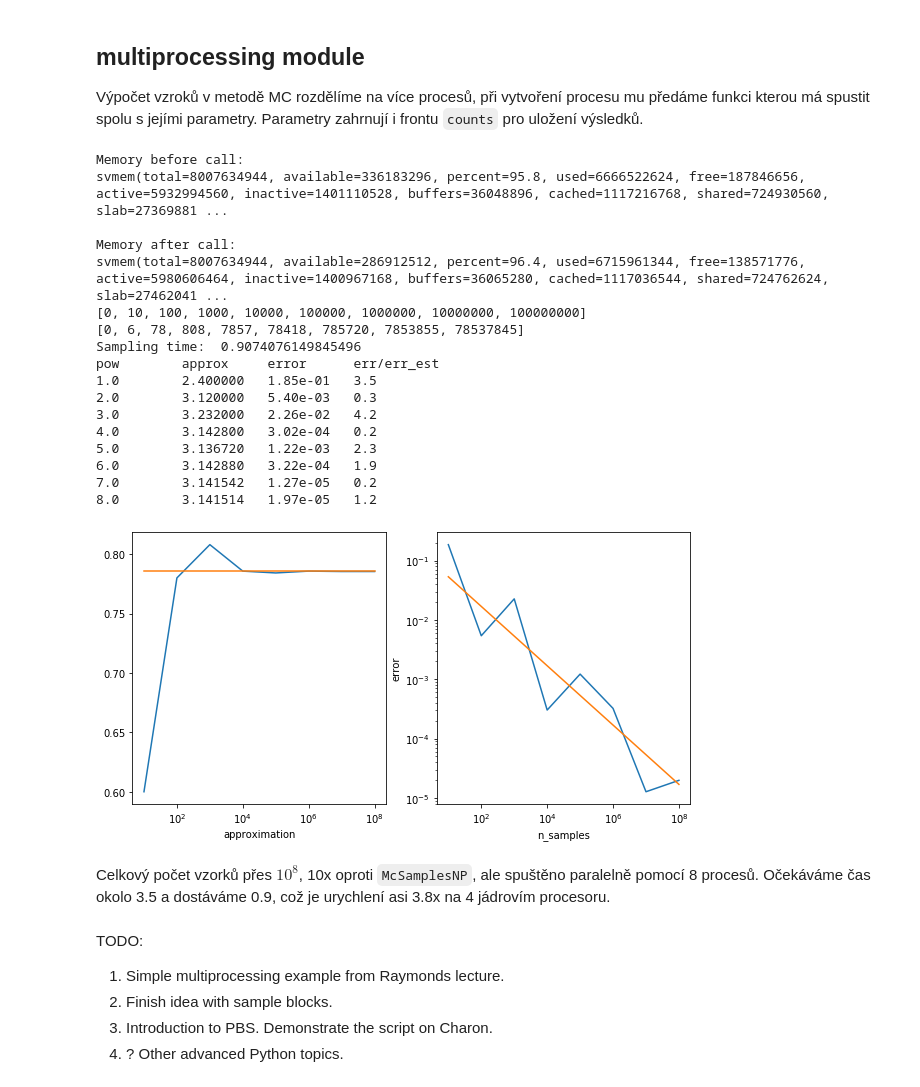
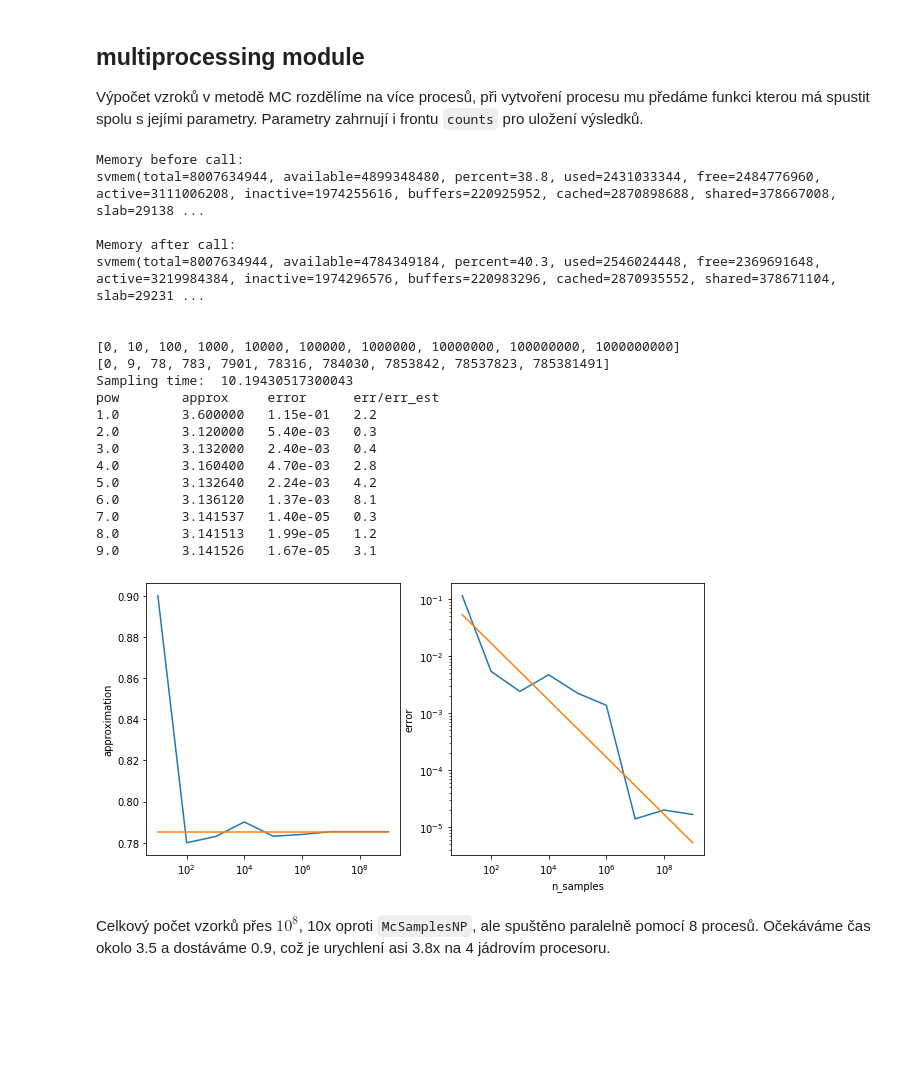
Before and after one commit to jbrezmorf/PAV_course, a Jupyter notebook: Section_4.1_parallel_computing.ipynb, the cells around one changed output. Drawn from its saved outputs; the diff is of its cells as text; code cells hidden in the pictures; blank space fills up the shorter version.

```diff
--- a/Section_4.1_parallel_computing.ipynb
+++ b/Section_4.1_parallel_computing.ipynb
@@ -42,5 +42,4 @@ print(sum(c))
 # %%
-import matplotlib.pyplot as plt
 class McSamples:
     """
     Class to collect MC samples for different sample sizes.
@@ -52,7 +51,7 @@ class McSamples:
         self.n_in_disk = [0]
 
 
-    def add_samples(self, n_total_samples):
+    def _add_samples(self, n_total_samples):
         """
         Generate more samples to have 'n_total_samples' in total.
         """
@@ -70,7 +69,7 @@ class McSamples:
         Generate samples for given array of increasind sample sizes.
         """
         for size in sample_sizes:
-            self.add_samples(size)
+            self._add_samples(size)
         self.process()
 
     def process(self):
@@ -100,7 +99,7 @@ class McSamples:
         #ax1.set_yscale("log", nonposy='clip')
         ax1.plot(X, self.approx_pst)
         ax1.plot([X[0],X[-1]], 2*[self.exact_pst])
-        ax1.set_xlabel('approximation')
+        ax1.set_ylabel('approximation')
 
         ax2.set_xscale("log")
         ax2.set_yscale("log")
@@ -146,7 +145,7 @@ S rostoucím počtem vzorků nám klesá chyba, ale velmi pomalu s odmocninou z
 # %% [markdown]
 ## Výpočet vektorově pomocí Numpy.
 # %%
-block_size = 4*1024
+block_size = 16*1024
 
 class McSamplesNP(McSamples):
 
@@ -154,7 +153,7 @@ class McSamplesNP(McSamples):
         XY = np.random.rand(n, 2)
         return np.sum( np.sum(XY**2, axis = -1) < 1.0 )
 
-    def add_samples(self, n_total_samples):
+    def _add_samples(self, n_total_samples):
         """
         Generate more samples to have 'n_total_samples' in total.
         """
@@ -266,7 +265,7 @@ class PoolMC(McSamplesNP):
             n_to_add = min(block_size, n_total_samples - n)
             n += n_to_add
             #print(ii, n_to_add)
-            blocks.append( (ii+1, n_to_add, np.random.randint(10000)) )
+            blocks.append( (ii+1, n_to_add, hash(np.random.randint(10000))) )
             #blocks.append( (ii+1, n_to_add, 1) )
         return blocks
 
@@ -276,6 +275,8 @@ class PoolMC(McSamplesNP):
         """
         for ii, n_in in block_results:
             self.n_in_disk[ii] += n_in
+        # n_in_disk: [z 10, z 90, z 900, ..]
+
         n_in_total=0
         for i, n_in in enumerate(self.n_in_disk):
             self.n_in_disk[i] +=n_in_total
@@ -289,53 +290,51 @@ class PoolMC(McSamplesNP):
         Generate samples for given array of increasind sample sizes.
         """
         print("Memory before call:")
         print(psutil.virtual_memory())
         blocks = []
         for i, size in enumerate(sample_sizes):
             blocks.extend(self.make_blocks(i, size))
         pool = multiprocessing.Pool(8)
         block_res = pool.map(self.work_block, blocks)
+        # [self.work_block(v) for v in blocks]
         print("\nMemory after call:")
         print(psutil.virtual_memory())
         print("\n")
         self.process(block_res)
 
-powers = [1, 2, 3, 4, 5, 6, 7, 8]
+powers = [1, 2, 3, 4, 5, 6, 7, 8, 9]
 sample_sizes = [10**i for i in powers]
 
 mc = PoolMC()
 begin = timer()
 mc.all_samples(sample_sizes)
 end = timer()
 print("Sampling time: ", end - begin)
 
 mc.error_table()
 mc.error_plot()
 # %% [output]
 Memory before call:
-svmem(total=8007634944, available=336183296, percent=95.8, used=6666522624, free=187846656, active=5932994560, inactive=1401110528, buffers=36048896, cached=1117216768, shared=724930560, slab=27369881 ...
+svmem(total=8007634944, available=4899348480, percent=38.8, used=2431033344, free=2484776960, active=3111006208, inactive=1974255616, buffers=220925952, cached=2870898688, shared=378667008, slab=29138 ...
 
 Memory after call:
-svmem(total=8007634944, available=286912512, percent=96.4, used=6715961344, free=138571776, active=5980606464, inactive=1400967168, buffers=36065280, cached=1117036544, shared=724762624, slab=27462041 ...
-[0, 10, 100, 1000, 10000, 100000, 1000000, 10000000, 100000000]
-[0, 6, 78, 808, 7857, 78418, 785720, 7853855, 78537845]
-Sampling time:  0.9074076149845496
+svmem(total=8007634944, available=4784349184, percent=40.3, used=2546024448, free=2369691648, active=3219984384, inactive=1974296576, buffers=220983296, cached=2870935552, shared=378671104, slab=29231 ...
+
+
+[0, 10, 100, 1000, 10000, 100000, 1000000, 10000000, 100000000, 1000000000]
+[0, 9, 78, 783, 7901, 78316, 784030, 7853842, 78537823, 785381491]
+Sampling time:  10.19430517300043
 pow        approx     error      err/err_est
-1.0        2.400000   1.85e-01   3.5
+1.0        3.600000   1.15e-01   2.2
 2.0        3.120000   5.40e-03   0.3
-3.0        3.232000   2.26e-02   4.2
-4.0        3.142800   3.02e-04   0.2
-5.0        3.136720   1.22e-03   2.3
-6.0        3.142880   3.22e-04   1.9
-7.0        3.141542   1.27e-05   0.2
-8.0        3.141514   1.97e-05   1.2
+3.0        3.132000   2.40e-03   0.4
+4.0        3.160400   4.70e-03   2.8
+5.0        3.132640   2.24e-03   4.2
+6.0        3.136120   1.37e-03   8.1
+7.0        3.141537   1.40e-05   0.3
+8.0        3.141513   1.99e-05   1.2
+9.0        3.141526   1.67e-05   3.1
-[figure, old version]
+[figure, new version]
 # %% [markdown]
 Celkový počet vzorků přes $10^8$, 10x oproti `McSamplesNP`, ale spuštěno paralelně pomocí 8 procesů.
 Očekáváme čas okolo 3.5 a dostáváme 0.9, což je urychlení asi 3.8x na 4 jádrovím procesoru.
-# %% [markdown]
-TODO:
-1. Simple multiprocessing example from Raymonds lecture.
-2. Finish idea with sample blocks.
-3. Introduction to PBS. Demonstrate the script on Charon.
-4. ? Other advanced Python topics.
```
Also changed, not shown: parts of 10 cells of this notebook, 2 other files.
